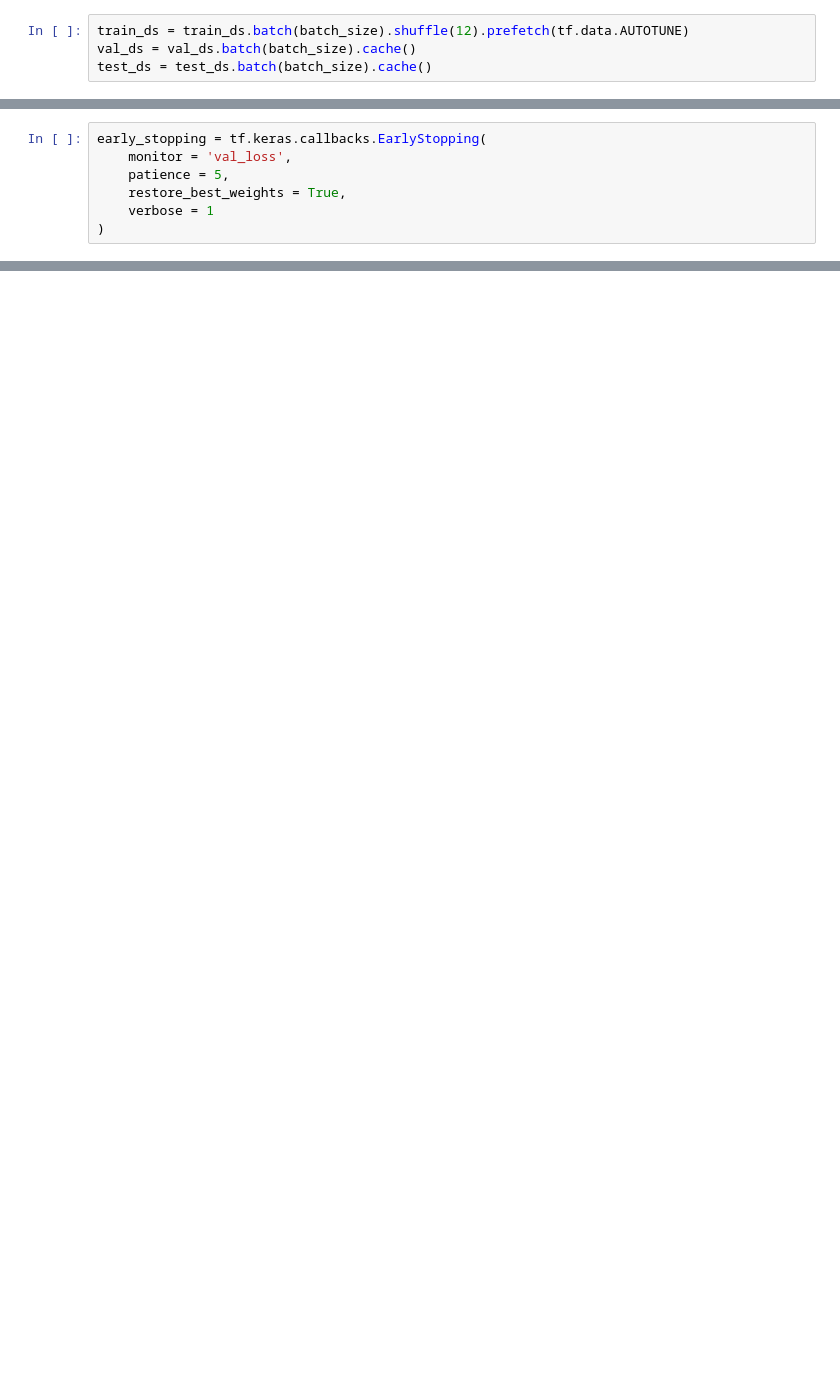
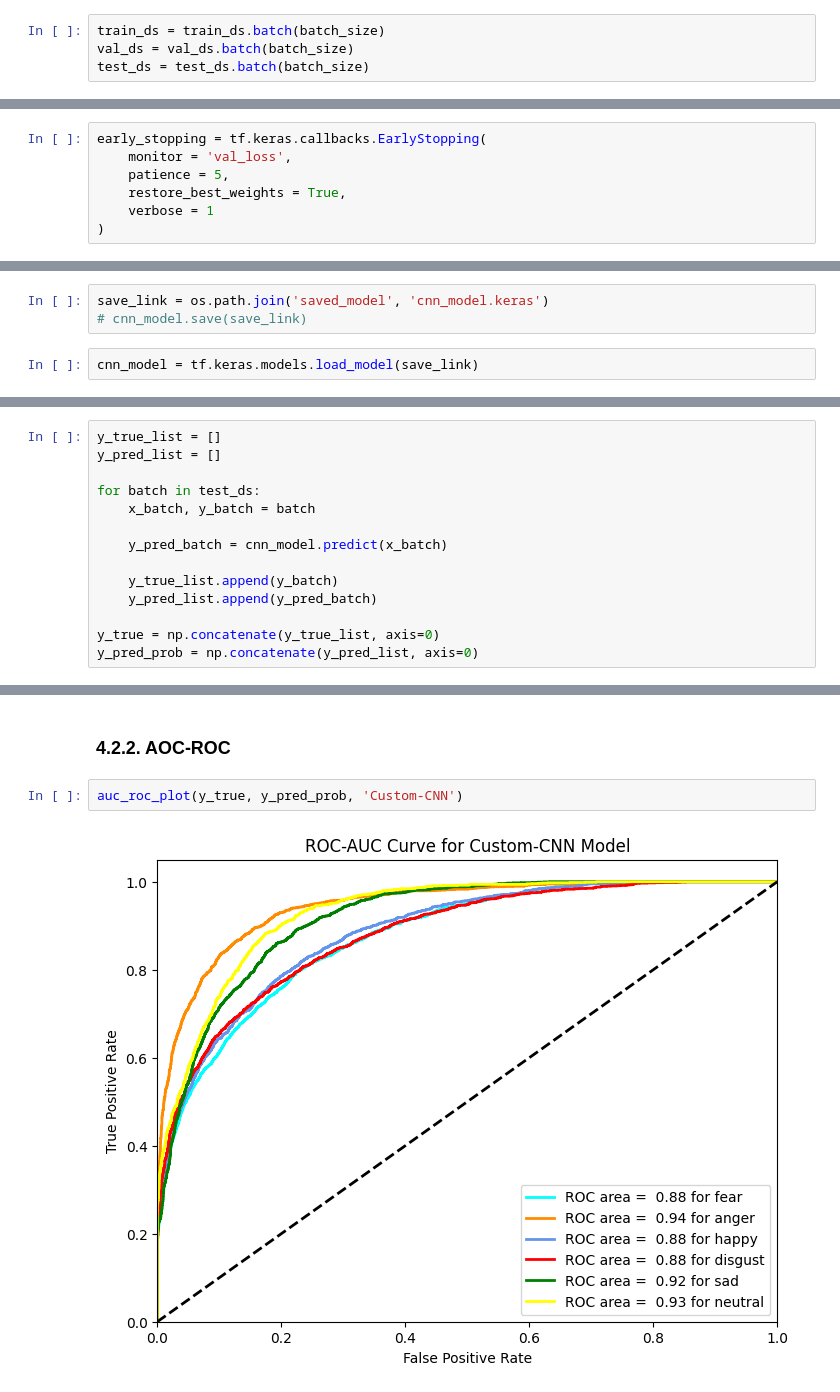
Before and after one commit to S4M0707/speech-emotion-recognition, a Jupyter notebook: speech-emotion-notebook.ipynb, the cells around one changed output, grey strips where cells are left out. Saved outputs shown, nothing was run; the diff lists cells and outputs as text; blank space fills up the shorter version.

Commit message:
Adding the model comparisons

```diff
--- a/speech-emotion-notebook.ipynb
+++ b/speech-emotion-notebook.ipynb
@@ -472,4 +610,4 @@ batch_size = 32
 # %%
-train_ds = train_ds.batch(batch_size).shuffle(12).prefetch(tf.data.AUTOTUNE)
-val_ds = val_ds.batch(batch_size).cache()
-test_ds = test_ds.batch(batch_size).cache()
+train_ds = train_ds.batch(batch_size)
+val_ds = val_ds.batch(batch_size)
+test_ds = test_ds.batch(batch_size)
@@ -518,0 +719,5 @@ hist = model.fit(train_ds, epochs=50, verbose=2, validation_data=val_ds, callbac
+# %%
+save_link = os.path.join('saved_model', 'cnn_model.keras')
+# cnn_model.save(save_link)
+# %%
+cnn_model = tf.keras.models.load_model(save_link)
@@ -518,0 +731,14 @@ hist = model.fit(train_ds, epochs=50, verbose=2, validation_data=val_ds, callbac
+# %%
+y_true_list = []
+y_pred_list = []
+
+for batch in test_ds:
+    x_batch, y_batch = batch
+
+    y_pred_batch = cnn_model.predict(x_batch)
+
+    y_true_list.append(y_batch)
+    y_pred_list.append(y_pred_batch)
+
+y_true = np.concatenate(y_true_list, axis=0)
+y_pred_prob = np.concatenate(y_pred_list, axis=0)
@@ -518,0 +807,6 @@ hist = model.fit(train_ds, epochs=50, verbose=2, validation_data=val_ds, callbac
+# %% [markdown]
+### 4.2.2. AOC-ROC
+# %%
+auc_roc_plot(y_true, y_pred_prob, 'Custom-CNN')
+# %% [output]
+[figure, added]
```
Also changed, not shown: parts of 130 cells of this notebook.
